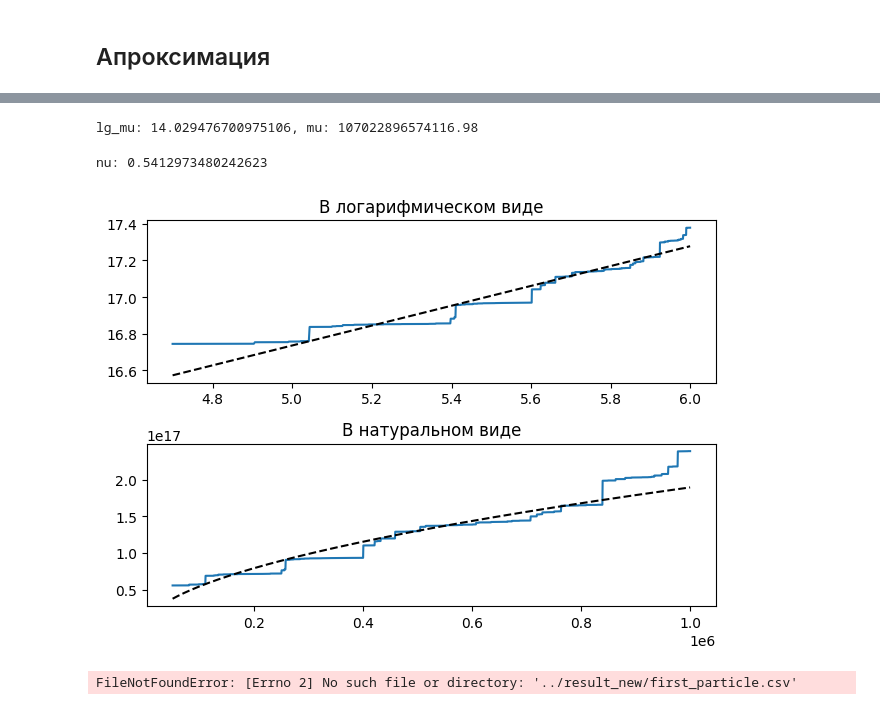
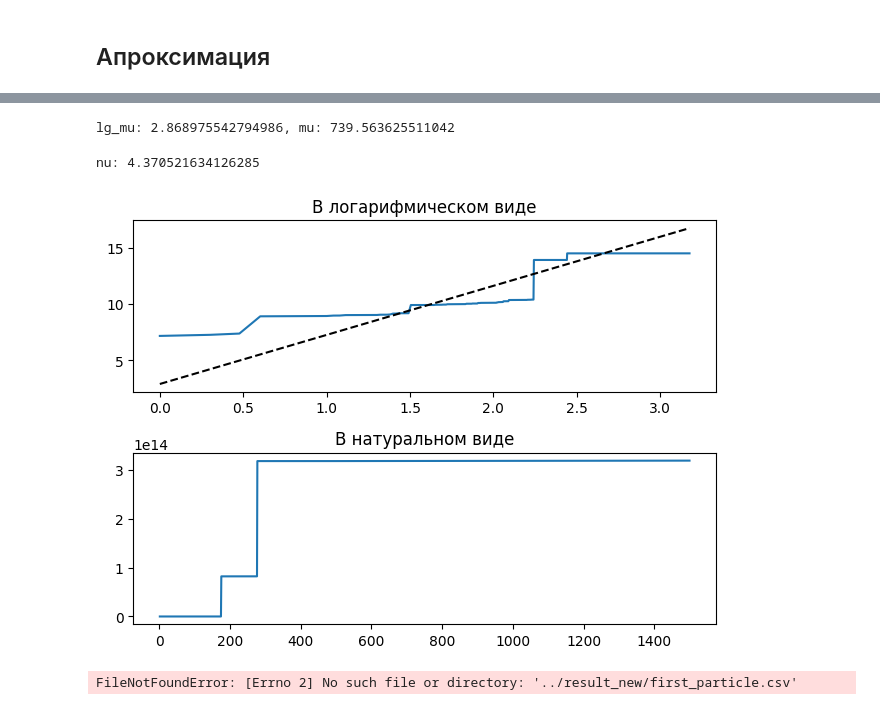
Before and after one commit to Mis-prog/matmod-8sem, a Jupyter notebook: lab1/misha/report/result.ipynb, the cells around one changed output, grey strips where cells are left out. Cells and saved outputs as stored; diff of their text form; code cells hidden in the pictures.

```diff
--- a/lab1/misha/report/result.ipynb
+++ b/lab1/misha/report/result.ipynb
@@ -3,7 +3,7 @@ import pandas as pd
 import matplotlib.pyplot as plt
 import numpy as np
 # %%
-data_calc = pd.read_csv('../result_5e5_1e6/calc.csv',sep=' ', index_col=False)
+data_calc = pd.read_csv('../result/calc.csv',sep=' ', index_col=False)
 # %%
 # data_calc.N += 1
 data_calc
@@ -25,6 +25,6 @@ data_calc
 ## Апроксимация
 # %%
 index_end = 2000
-index_start = 100
+index_start = 0
 x = np.log10(data_calc['N'][index_start:index_end])
 y = np.log10(data_calc['<ΔR^2>'][index_start:index_end])
@@ -48,34 +33,34 @@ lg_mu = (y.mean()*(x**2).mean() - (x*y).mean()*x.mean())/((x**2).mean() - x.mean
 mu = 10**lg_mu
 print(f'lg_mu: {lg_mu}, mu: {mu}')
 # %% [output]
-lg_mu: 14.029476700975106, mu: 107022896574116.98
+lg_mu: 2.868975542794986, mu: 739.563625511042
 # %%
 nu = ((x*y).mean() - y.mean()*x.mean())/((x**2).mean() - x.mean()**2)
 print(f'nu: {nu}')
 # %% [output]
-nu: 0.5412973480242623
+nu: 4.370521634126285
 # %%
 plt.figure()
 
 plt.subplot(2, 1, 1)
 
 x = np.log10(data_calc['N'][index_start:index_end])
 y = np.log10(data_calc['<ΔR^2>'][index_start:index_end])
 plt.title('В логарифмическом виде')
 plt.plot(x, y)
 plt.plot(x, lg_mu + nu * x,'k--', label='Аппроксимация')
 
 plt.subplot(2, 1, 2)
 N_list = data_calc['N'][index_start:index_end]
 R2_list = data_calc['<ΔR^2>'][index_start:index_end]
 plt.title('В натуральном виде')
 plt.plot(N_list, R2_list)
-plt.plot(N_list, mu*(N_list**nu),'k--', label='Аппроксимация')
+# plt.plot(N_list, mu*(N_list**nu),'k--', label='Аппроксимация')
 
 plt.tight_layout()
 plt.show()
 # %% [output]
-[figure, old version]
+[figure, new version]
 # %%
 data_first_particle = pd.read_csv('../result_new/first_particle.csv',sep=' ', index_col=False)
 # %% [output]
```
Also changed, not shown: parts of 2 cells of this notebook, 2 other files.
